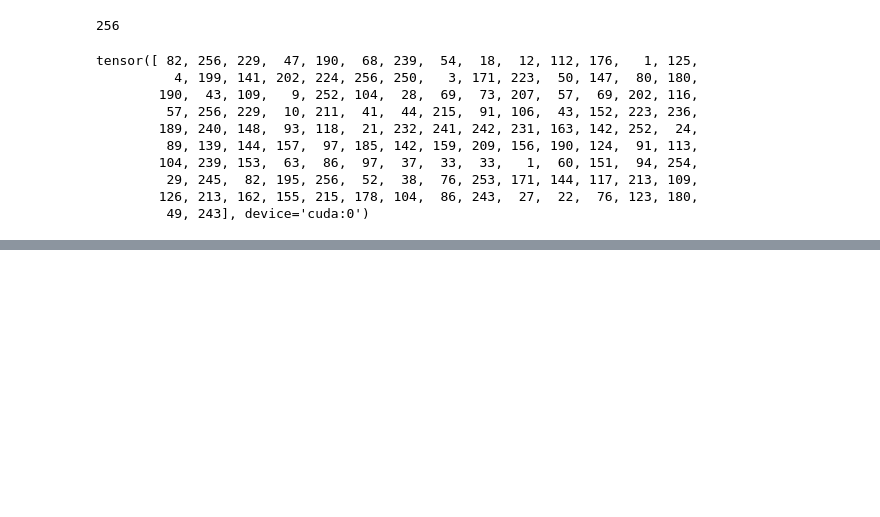
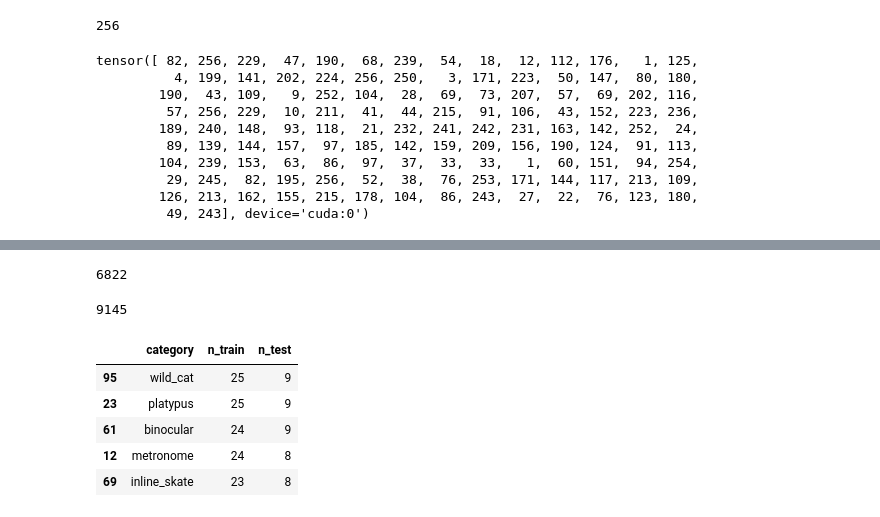
Before and after one commit to jmandivarapu1/Deep-Active-Learning-via-Open-Set-Recognition, a Jupyter notebook: Untitled.ipynb, the cells around one changed output, grey strips where cells are left out. Drawn from its saved outputs; the diff is of its cells as text; code cells hidden in the pictures; blank space fills up the shorter version.

```diff
--- a/Untitled.ipynb
+++ b/Untitled.ipynb
@@ -376,0 +414,63 @@ tensor([ 82, 256, 229,  47, 190,  68, 239,  54,  18,  12, 112, 176,   1, 125,
+# %%
+# Empty lists
+categories = []
+img_categories = []
+n_train = []
+n_valid = []
+n_test = []
+hs = []
+ws = []
+
+# Iterate through each category
+for d in os.listdir(traindir):
+    categories.append(d)
+
+    # Number of each image
+    train_imgs = os.listdir(traindir + d)
+    test_imgs = os.listdir(testdir + d)
+    n_train.append(len(train_imgs))
+    n_test.append(len(test_imgs))
+
+    # Find stats for train images
+    for i in train_imgs:
+        img_categories.append(d)
+        img = Image.open(traindir + d + '/' + i)
+        img_array = np.array(img)
+        # Shape
+        hs.append(img_array.shape[0])
+        ws.append(img_array.shape[1])
+# %%
+s=0
+for i in n_train:
+    s=s+i
+s
+# %% [output]
+6822
+# %%
+6822+2323
+# %% [output]
+9145
+# %%
+# Dataframe of categories
+cat_df = pd.DataFrame({'category': categories,
+                       'n_train': n_train,
+                        'n_test': n_test}).\
+    sort_values('category')
+
+# Dataframe of training images
+image_df = pd.DataFrame({
+    'category': img_categories,
+    'height': hs,
+    'width': ws
+})
+
+cat_df.sort_values('n_train', ascending=False, inplace=True)
+cat_df.head()
+cat_df.tail()
+# %% [output]
+|  | category | n_train | n_test |
+| 95 | wild_cat | 25 | 9 |
+| 23 | platypus | 25 | 9 |
+| 61 | binocular | 24 | 9 |
+| 12 | metronome | 24 | 8 |
+| 69 | inline_skate | 23 | 8 |
```
Also changed, not shown: parts of 16 cells of this notebook, 9 other files.
